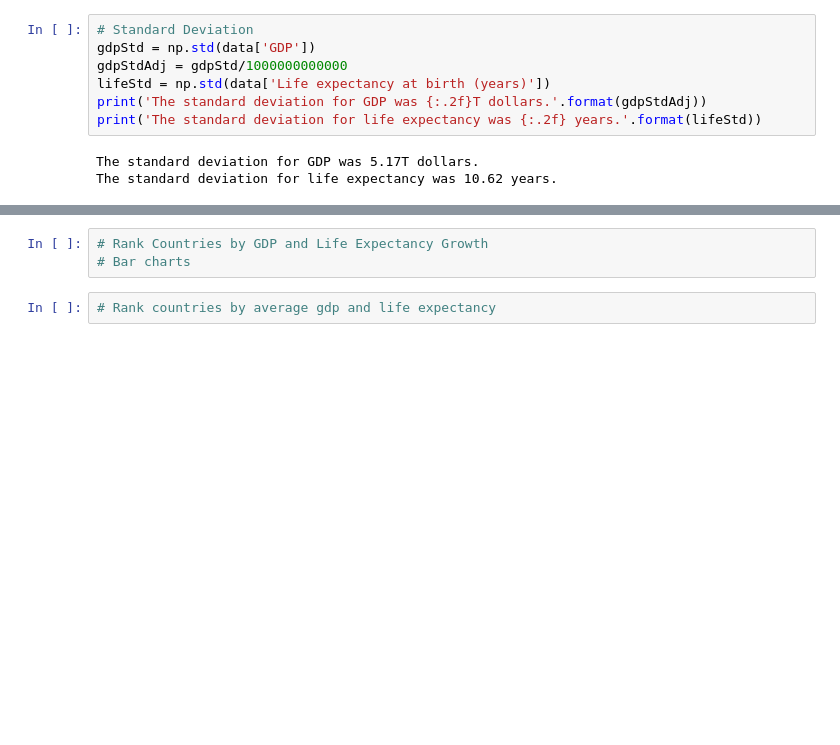
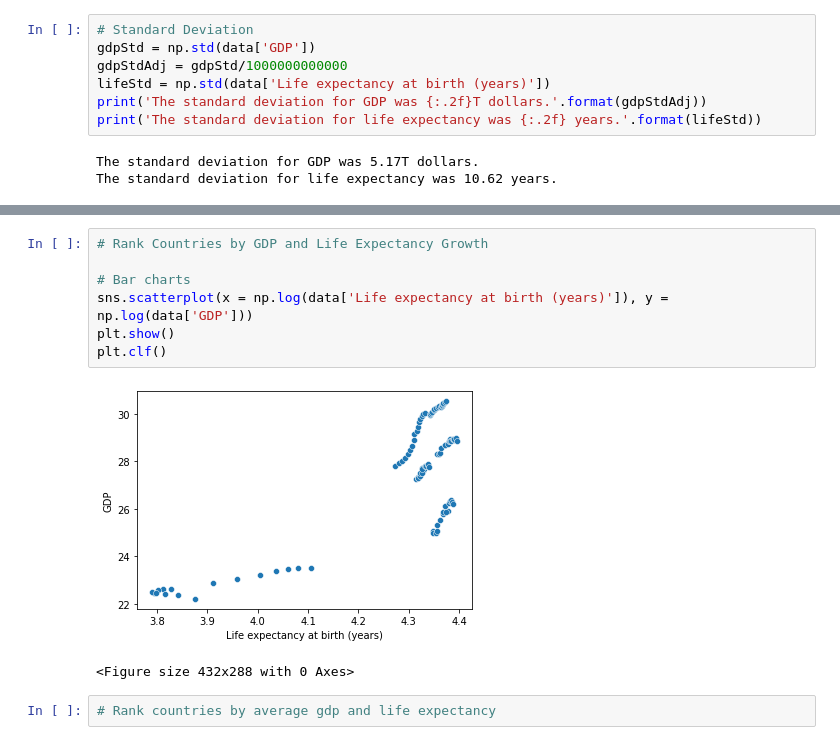
Before and after one commit to samrecile/dataSciencePracticeProjects, a Jupyter notebook: gdpProject/Life-Expectancy-and-GDP-Starter/life_expectancy_gdp.ipynb, the cells around one changed output, grey strips where cells are left out. Saved outputs shown, nothing was run; the diff lists cells and outputs as text; blank space fills up the shorter version.

```diff
--- a/gdpProject/Life-Expectancy-and-GDP-Starter/life_expectancy_gdp.ipynb
+++ b/gdpProject/Life-Expectancy-and-GDP-Starter/life_expectancy_gdp.ipynb
@@ -151,6 +188,13 @@ The standard deviation for life expectancy was 10.62 years.
 # %%
 # Rank Countries by GDP and Life Expectancy Growth
+
 # Bar charts
+sns.scatterplot(x = np.log(data['Life expectancy at birth (years)']), y = np.log(data['GDP']))
+plt.show()
+plt.clf()
+# %% [output]
+[figure, added]
+<Figure size 432x288 with 0 Axes>
 # %%
 # Rank countries by average gdp and life expectancy
 # %%
```
Also changed, not shown: parts of 7 cells of this notebook.
